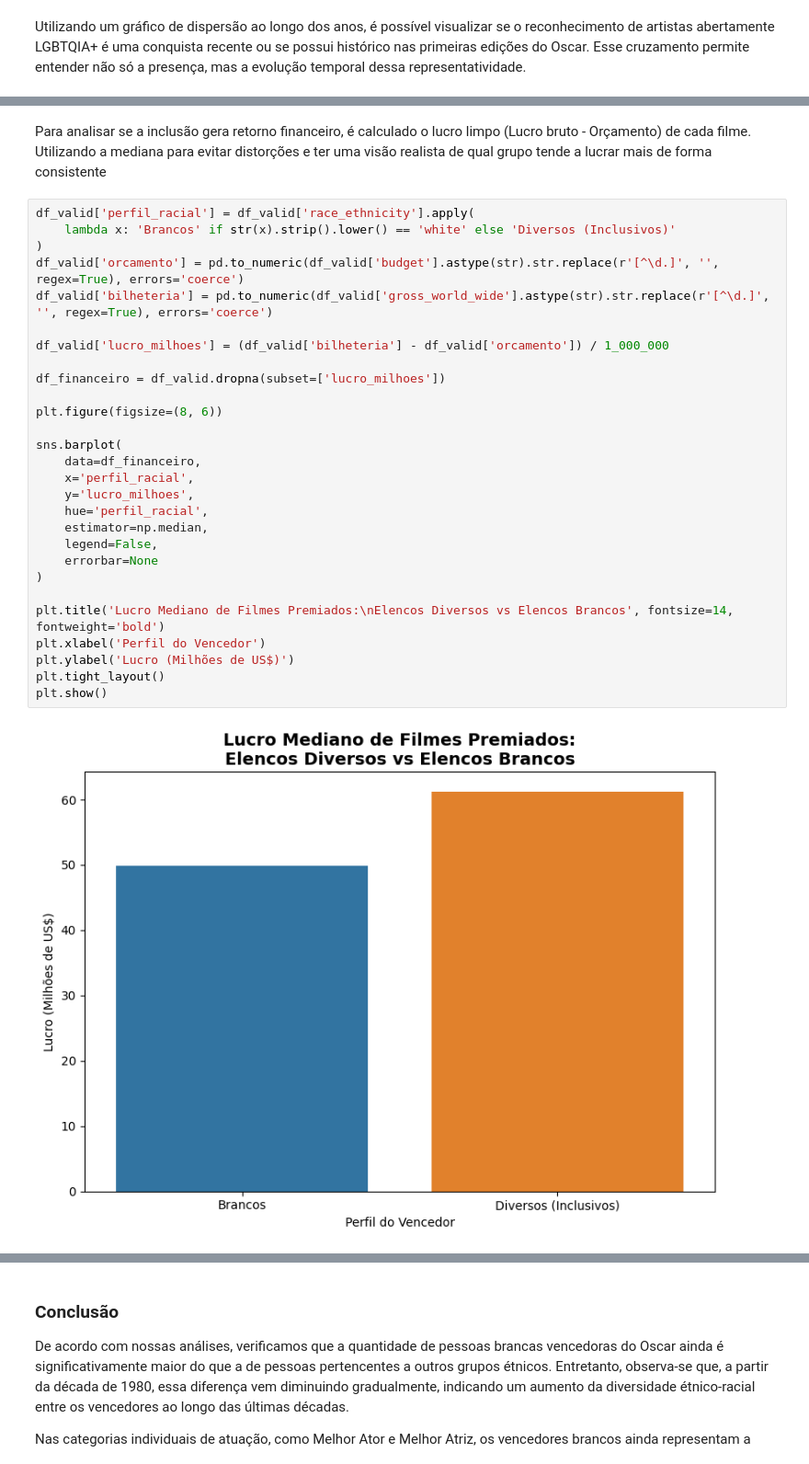
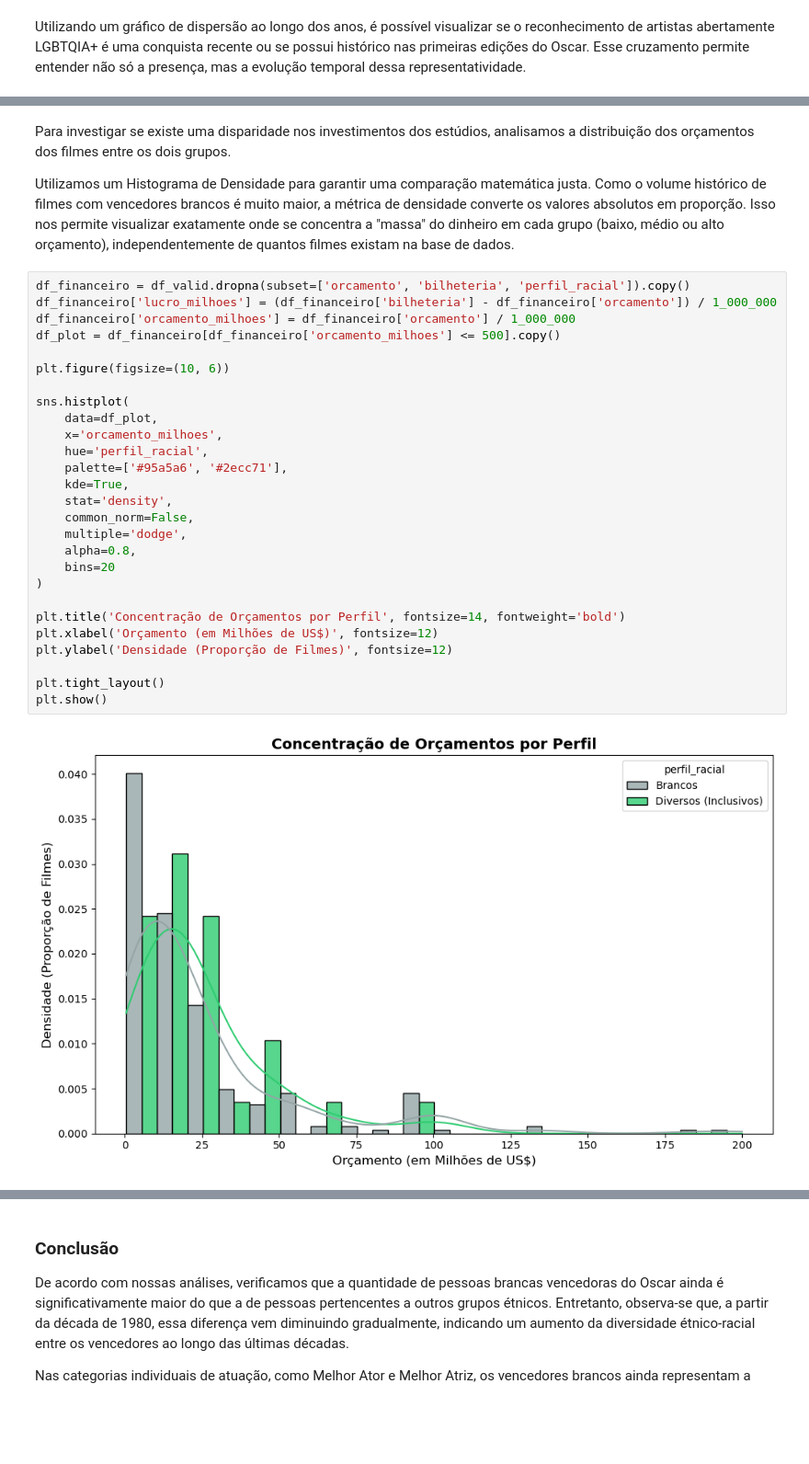
Before and after one commit to jg-lima/projeto-icd, a Jupyter notebook: RelatorioFinal.ipynb, the cells around one changed output, grey strips where cells are left out. Shown at 92% size. Saved outputs shown, nothing was run; the diff lists cells and outputs as text; blank space fills up the shorter version.

```diff
--- a/RelatorioFinal.ipynb
+++ b/RelatorioFinal.ipynb
@@ -423,33 +423,34 @@ plt.show()
 # %% [markdown]
-Para analisar se a inclusão gera retorno financeiro, é calculado o lucro limpo (Lucro bruto - Orçamento) de cada filme. Utilizando a mediana para evitar distorções e ter uma visão realista de qual grupo tende a lucrar mais de forma consistente
+Para investigar se existe uma disparidade nos investimentos dos estúdios, analisamos a distribuição dos orçamentos dos filmes entre os dois grupos.
+
+Utilizamos um Histograma de Densidade para garantir uma comparação matemática justa. Como o volume histórico de filmes com vencedores brancos é muito maior, a métrica de densidade converte os valores absolutos em proporção. Isso nos permite visualizar exatamente onde se concentra a "massa" do dinheiro em cada grupo (baixo, médio ou alto orçamento), independentemente de quantos filmes existam na base de dados.
 # %%
-df_valid['perfil_racial'] = df_valid['race_ethnicity'].apply(
-    lambda x: 'Brancos' if str(x).strip().lower() == 'white' else 'Diversos (Inclusivos)'
-)
-df_valid['orcamento'] = pd.to_numeric(df_valid['budget'].astype(str).str.replace(r'[^\d.]', '', regex=True), errors='coerce')
-df_valid['bilheteria'] = pd.to_numeric(df_valid['gross_world_wide'].astype(str).str.replace(r'[^\d.]', '', regex=True), errors='coerce')
+df_financeiro = df_valid.dropna(subset=['orcamento', 'bilheteria', 'perfil_racial']).copy()
+df_financeiro['lucro_milhoes'] = (df_financeiro['bilheteria'] - df_financeiro['orcamento']) / 1_000_000
+df_financeiro['orcamento_milhoes'] = df_financeiro['orcamento'] / 1_000_000
+df_plot = df_financeiro[df_financeiro['orcamento_milhoes'] <= 500].copy()
 
-df_valid['lucro_milhoes'] = (df_valid['bilheteria'] - df_valid['orcamento']) / 1_000_000
+plt.figure(figsize=(10, 6))
 
-df_financeiro = df_valid.dropna(subset=['lucro_milhoes'])
-
-plt.figure(figsize=(8, 6))
-
-sns.barplot(
-    data=df_financeiro,
-    x='perfil_racial',
-    y='lucro_milhoes',
+sns.histplot(
+    data=df_plot,
+    x='orcamento_milhoes',
     hue='perfil_racial',
-    estimator=np.median,
-    legend=False,
-    errorbar=None
+    palette=['#95a5a6', '#2ecc71'],
+    kde=True,
+    stat='density',
+    common_norm=False,
+    multiple='dodge',
+    alpha=0.8,
+    bins=20
 )
 
-plt.title('Lucro Mediano de Filmes Premiados:\nElencos Diversos vs Elencos Brancos', fontsize=14, fontweight='bold')
-plt.xlabel('Perfil do Vencedor')
-plt.ylabel('Lucro (Milhões de US$)')
+plt.title('Concentração de Orçamentos por Perfil', fontsize=14, fontweight='bold')
+plt.xlabel('Orçamento (em Milhões de US$)', fontsize=12)
+plt.ylabel('Densidade (Proporção de Filmes)', fontsize=12)
+
 plt.tight_layout()
 plt.show()
 # %% [output]
-[figure, old version]
+[figure, new version]
 # %% [markdown]
```
Also changed, not shown: parts of 9 cells of this notebook.
